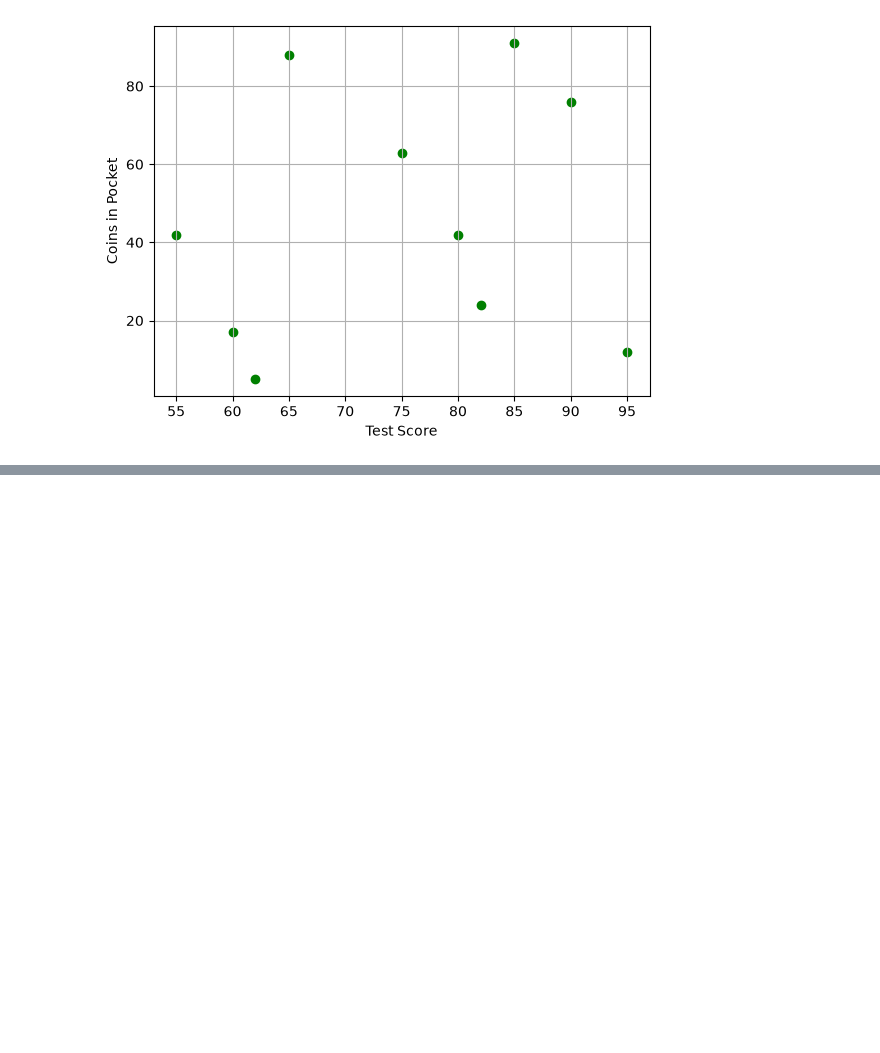
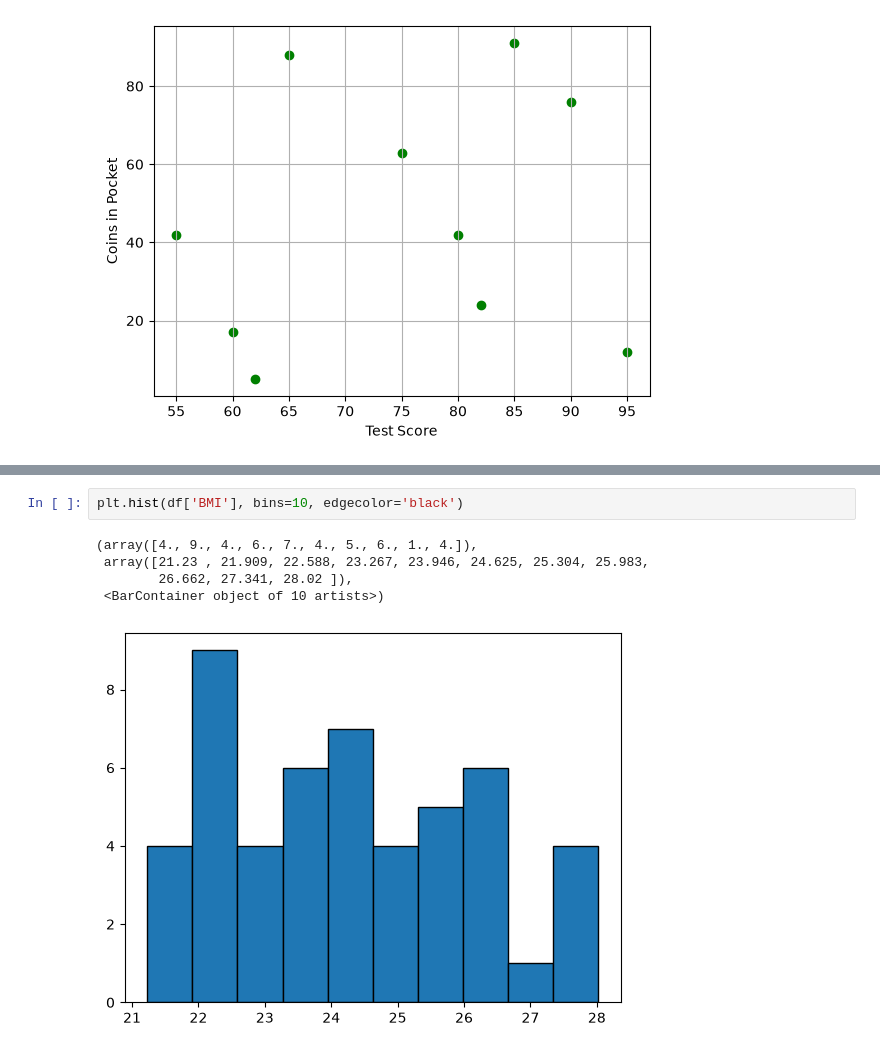
Before and after one commit to israel-oye/Python-Class-Batches, a Jupyter notebook: App-Based-Python/Batch-14A/Data Visualization/main.ipynb, the cells around one changed output, grey strips where cells are left out. Saved outputs shown, nothing was run; the diff lists cells and outputs as text; blank space fills up the shorter version.

```diff
--- a/App-Based-Python/Batch-14A/Data Visualization/main.ipynb
+++ b/App-Based-Python/Batch-14A/Data Visualization/main.ipynb
@@ -172,0 +204,8 @@ plt.hist(df['Errors_Made'], bins=10)
+# %%
+plt.hist(df['BMI'], bins=10, edgecolor='black')
+# %% [output]
+(array([4., 9., 4., 6., 7., 4., 5., 6., 1., 4.]),
+ array([21.23 , 21.909, 22.588, 23.267, 23.946, 24.625, 25.304, 25.983,
+        26.662, 27.341, 28.02 ]),
+ <BarContainer object of 10 artists>)
+[figure, added]
```
Also changed, not shown: parts of 3 cells of this notebook.
